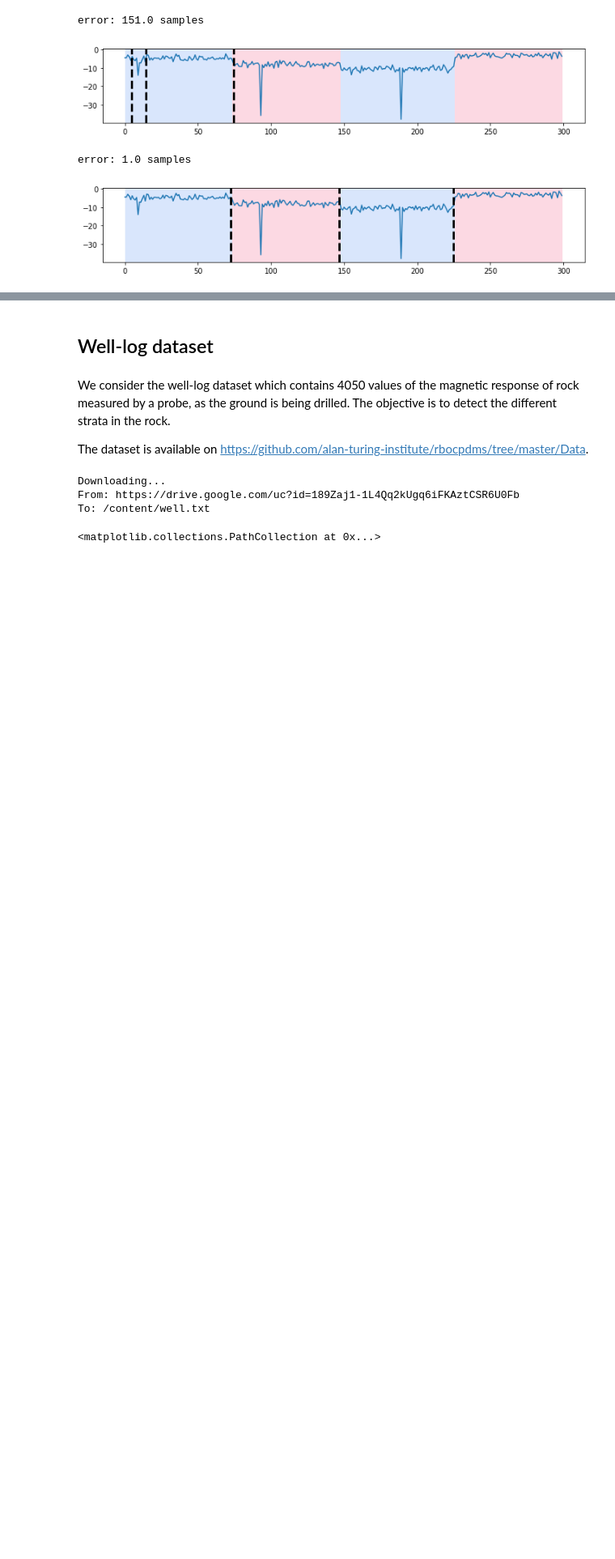
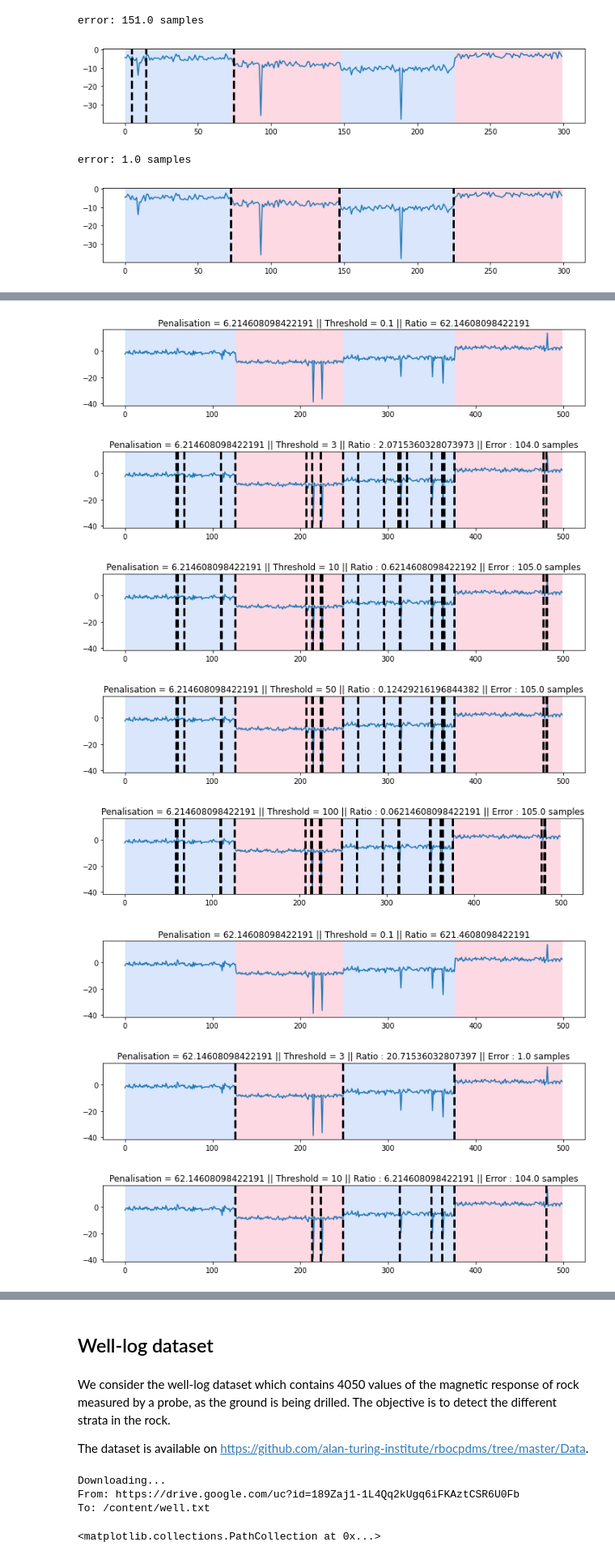
Before and after one commit to alexisgroshenry/robust_fpop, a Jupyter notebook: R_FPOP.ipynb, the cells around one changed output, grey strips where cells are left out. Shown at 81% size. Cells and saved outputs as stored; diff of their text form; code cells hidden in the pictures; blank space fills up the shorter version.

```diff
--- a/R_FPOP.ipynb
+++ b/R_FPOP.ipynb
@@ -193,12 +203,13 @@ def compute_Q_star(Q_theta: CustomHeap, C, t):
 # %%
 def rfpop(signal, pen, thresh):
     n = signal.shape[0]
-    Q_star = CustomHeap(
+    Q_star = ChainedList(
         signal.min(),
         signal.max(),
         coeffs = np.zeros(3)
     )
     change_points = []
+    nb_intervals = []
     for t in tqdm(range(n)):
         # compute gamma(y_t, theta)
         # \theta**2 - 2*y_t*\theta + y_t**2
@@ -215,7 +226,7 @@ def rfpop(signal, pen, thresh):
             else:
                 coeffs = np.array([0,0,thresh**2])
             if not idx:
-                Gamma = CustomHeap(
+                Gamma = ChainedList(
                     R[idx],
                     R[idx+1],
                     coeffs
@@ -236,5 +247,6 @@ def rfpop(signal, pen, thresh):
         Q_star.simplify()
         # Q_theta.plot()
         # Q_star.plot()
-    return change_points, Q_theta, Q_star
+        nb_intervals.append(Q_star.length)
+    return change_points, nb_intervals
 # %% [markdown]
@@ -340,0 +378,25 @@ error: 1.0 samples
+# %%
+for pen in [np.log(n_samples),10*np.log(n_samples),100*np.log(n_samples), n_samples]:
+    for thresh in [.1,3,10,50,100]:
+        cp,_ = rfpop(signal, pen, thresh)
+
+        cp = np.array(cp)[:,1]
+        cp[np.where(cp == None)] = 0
+        predicted_bkps = np.unique(cp)[1:]
+        predicted_bkps = np.hstack((predicted_bkps,signal.shape[0]))
+
+        fig, ax_arr = rpt.display(signal, bkps, predicted_bkps)
+        if predicted_bkps.shape[0]==1:
+            plt.title('Penalisation = {} || Threshold = {} || Ratio = {}'.format(pen,thresh,pen/thresh))
+        else:
+            plt.title('Penalisation = {} || Threshold = {} || Ratio : {} || Error : {} samples'.format(pen,thresh,pen/thresh,hausdorff(bkps, predicted_bkps)))
+        plt.show()
+# %% [output]
+[figure, added]
+[figure, added]
+[figure, added]
+[figure, added]
+[figure, added]
+[figure, added]
+[figure, added]
+[figure, added]
```
Also changed, not shown: parts of 14 cells of this notebook.
